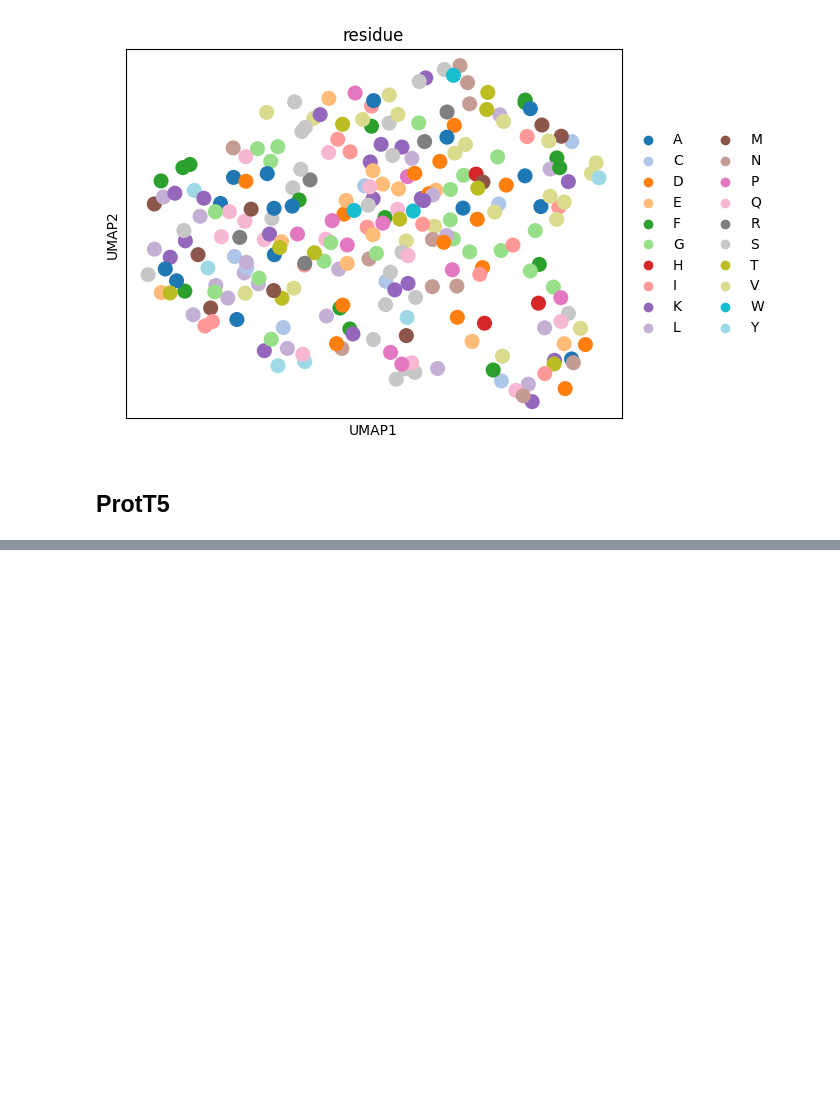
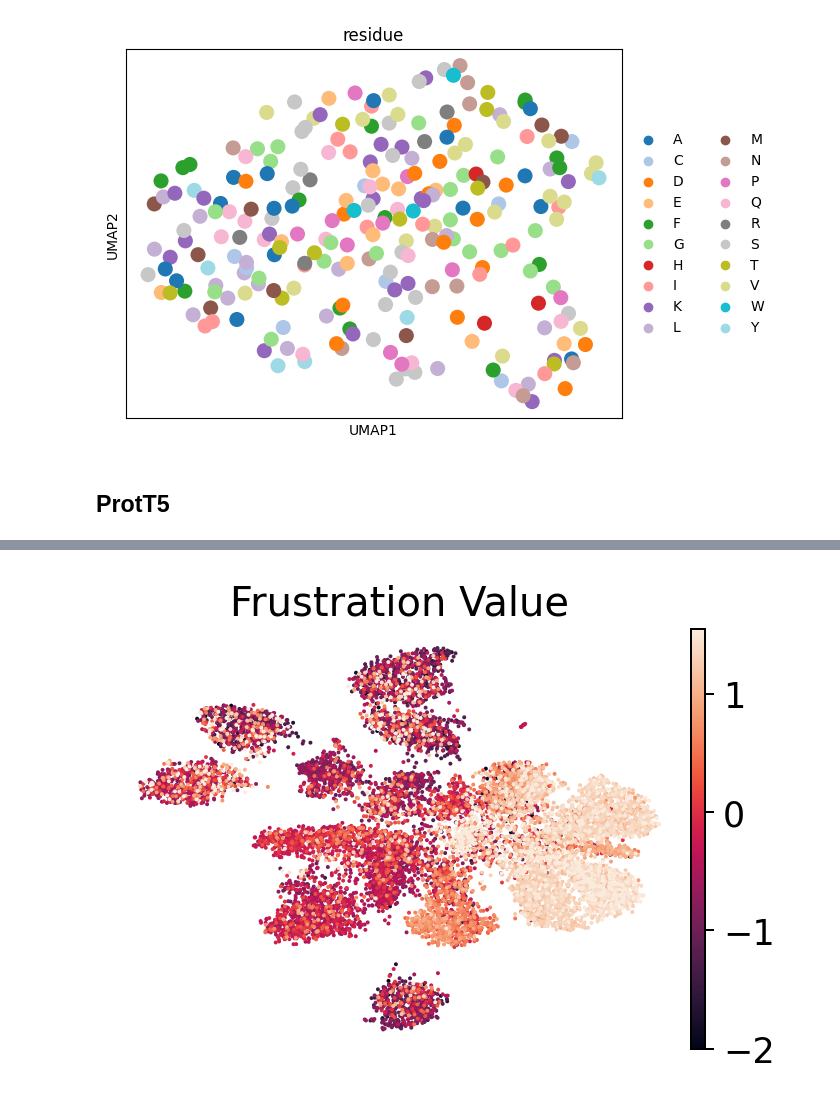
Before and after one commit to leuschjanphilipp/FrustrAI-Seq, a Jupyter notebook: notebooks/ev_prot_prost_emb.ipynb, the cells around one changed output, grey strips where cells are left out. Drawn from its saved outputs; the diff is of its cells as text; code cells hidden in the pictures; blank space fills up the shorter version.

```diff
--- a/notebooks/ev_prot_prost_emb.ipynb
+++ b/notebooks/ev_prot_prost_emb.ipynb
@@ -248,0 +272,21 @@ sc.pl.umap(adata_frst, color=['frst_val', 'residue', "residue_property"], ncols=
+# %%
+fig, ax = plt.subplots(figsize=(4, 3), dpi=180)
+sc.pl.umap(adata_outlier_removed, color='frst_val', cmap="rocket", vmin=-2, vmax=1.55, vcenter=np.mean([-1, 0.55]),
+           ax=ax, show=False, frameon=False, legend_fontsize=16,)
+
+ax.set_title("Frustration Value", fontsize=16)
+
+# Fix colorbar text size
+# Scanpy attaches colorbars to the figure, not the axis → iterate and modify:
+for cbar in fig.axes:
+    if hasattr(cbar, 'get_ylabel') and cbar is not ax:
+        cbar.tick_params(labelsize=14)   # tick size
+        try:
+            cbar.set_ylabel(cbar.get_ylabel(), fontsize=12)
+        except:
+            pass
+
+plt.tight_layout()
+plt.show()
+# %% [output]
+[figure, added]
```
Also changed, not shown: parts of 13 cells of this notebook, 8 other files.
